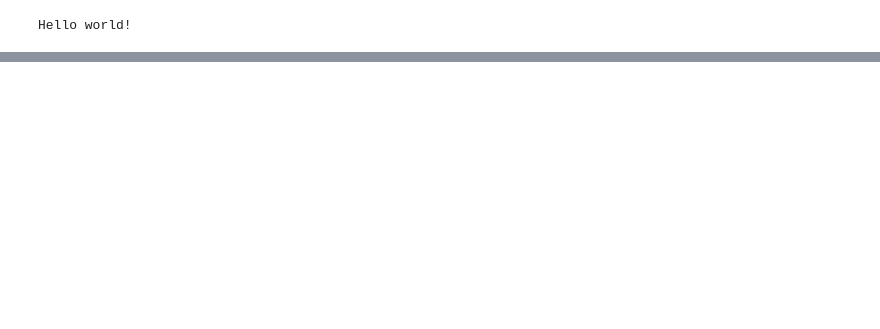
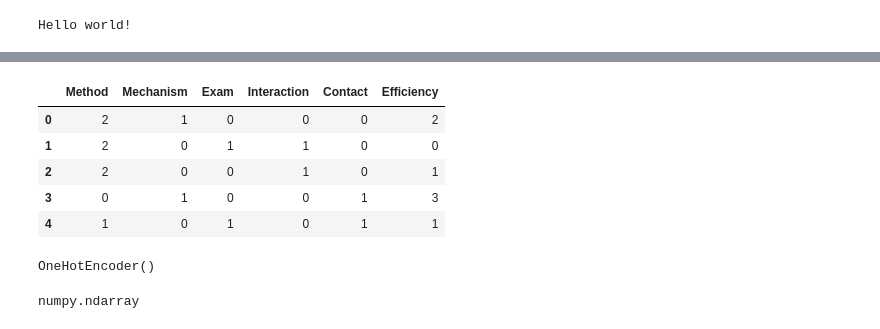
Before and after one commit to selmanbaskaya/Machine-Learning-and-Web-Development, a Jupyter notebook: ML-Project/Untitled.ipynb, the cells around one changed output, grey strips where cells are left out. Drawn from its saved outputs; the diff is of its cells as text; code cells hidden in the pictures; blank space fills up the shorter version.

```diff
--- a/ML-Project/Untitled.ipynb
+++ b/ML-Project/Untitled.ipynb
@@ -16,0 +111,22 @@ data.head(5)
+# %%
+for column in data.columns[1:]:
+    data[column] = labelEncoder.fit_transform(data[column])
+data.head()
+# %% [output]
+|  | Method | Mechanism | Exam | Interaction | Contact | Efficiency |
+| 0 | 2 | 1 | 0 | 0 | 0 | 2 |
+| 1 | 2 | 0 | 1 | 1 | 0 | 0 |
+| 2 | 2 | 0 | 0 | 1 | 0 | 1 |
+| 3 | 0 | 1 | 0 | 0 | 1 | 3 |
+| 4 | 1 | 0 | 1 | 0 | 1 | 1 |
+# %%
+#One Hot Encoder
+oneHotEncoder = OneHotEncoder()
+oneHotEncoder
+# %% [output]
+OneHotEncoder()
+# %%
+method = oneHotEncoder.fit_transform(data.iloc[:, 0:1]).toarray().astype(int)
+type(method)
+# %% [output]
+numpy.ndarray
```
Also changed, not shown: parts of 12 cells of this notebook, 3 other files.
